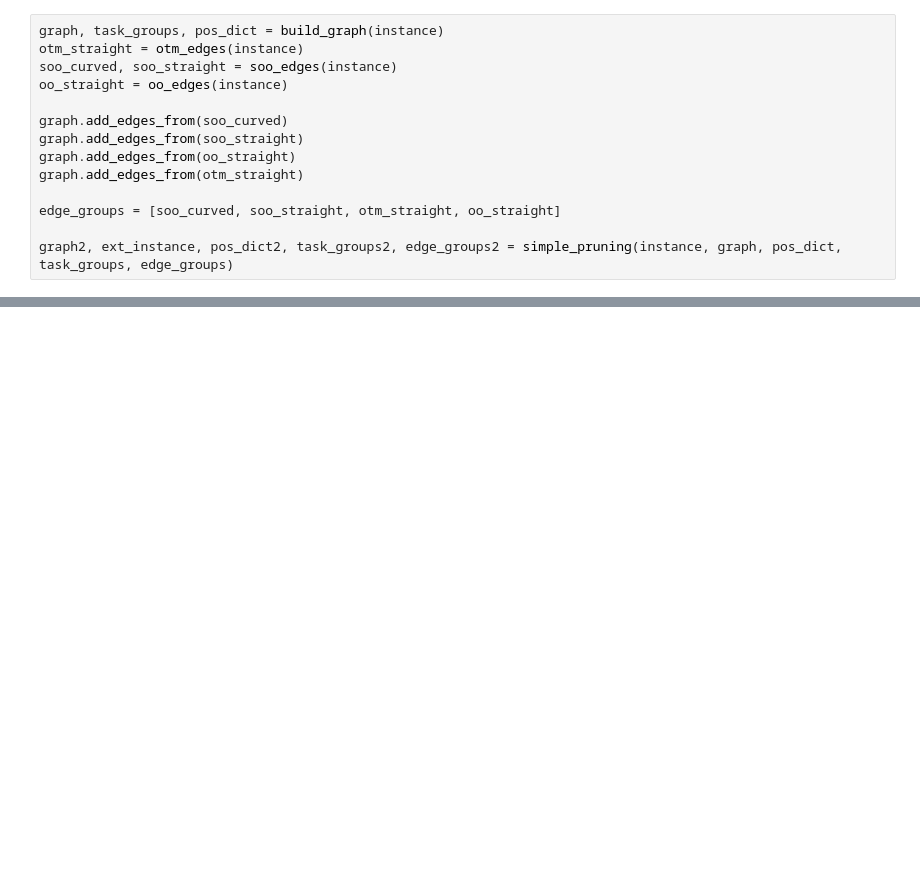
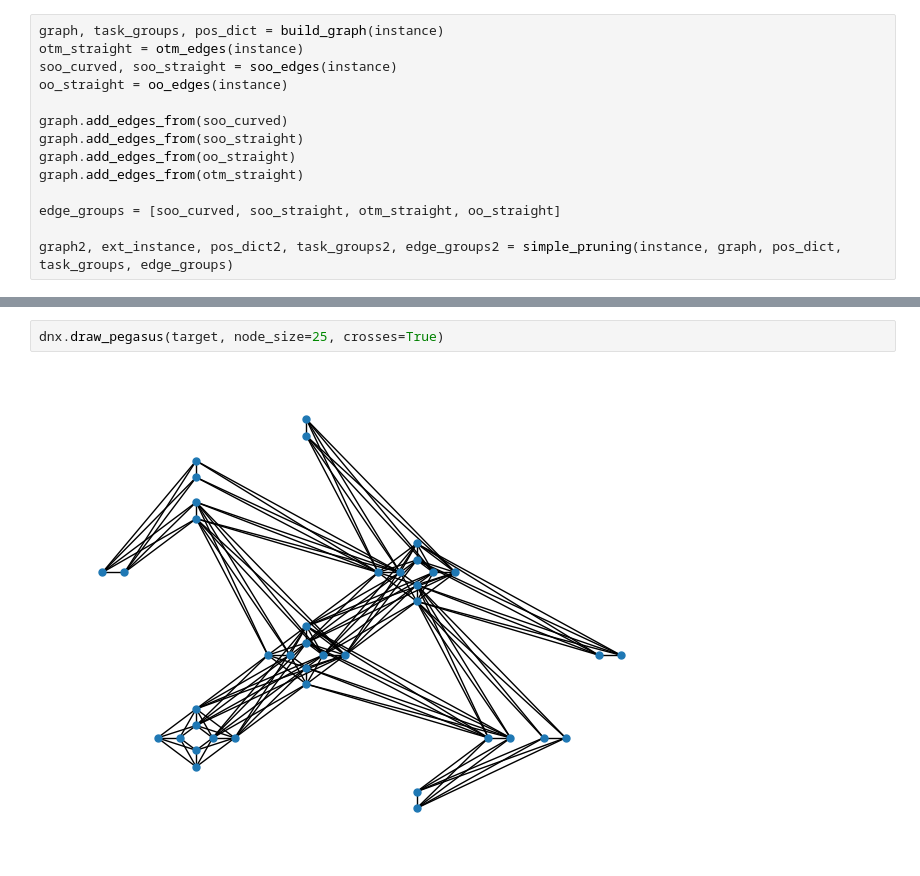
Before and after one commit to AndreaDiTrani/Quantum-Optimization-internship, a Jupyter notebook: graph.ipynb, the cells around one changed output, grey strips where cells are left out. Saved outputs shown, nothing was run; the diff lists cells and outputs as text; blank space fills up the shorter version.

```diff
--- a/graph.ipynb
+++ b/graph.ipynb
@@ -377,0 +435,4 @@ instance
+# %%
+dnx.draw_pegasus(target, node_size=25, crosses=True)
+# %% [output]
+[figure, added]
```
Also changed, not shown: parts of 25 cells of this notebook.
